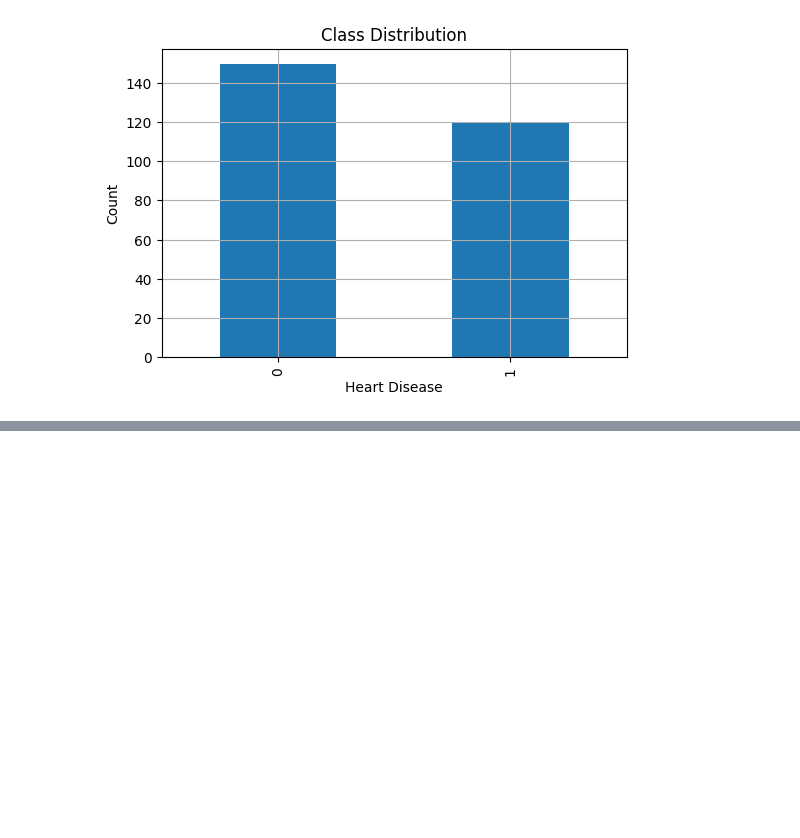
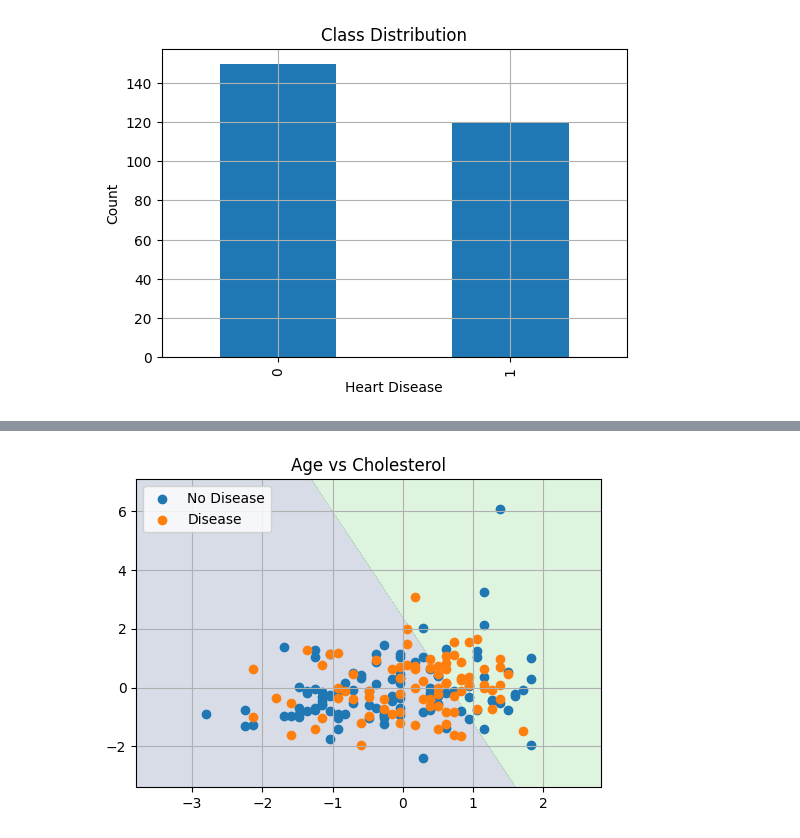
Before and after one commit to Lanapequin/Heart-Disease-Risk-Prediction, a Jupyter notebook: Heart-Disease-Risk-Prediction.ipynb, the cells around one changed output, grey strips where cells are left out. Drawn from its saved outputs; the diff is of its cells as text; code cells hidden in the pictures; blank space fills up the shorter version.

```diff
--- a/Heart-Disease-Risk-Prediction.ipynb
+++ b/Heart-Disease-Risk-Prediction.ipynb
@@ -85,0 +369,20 @@ diagnosed with heart disease.
+# %%
+def plot_decision_boundary(w, b, X, y, title):
+    x_min, x_max = X[:,0].min()-1, X[:,0].max()+1
+    y_min, y_max = X[:,1].min()-1, X[:,1].max()+1
+
+    xx, yy = np.meshgrid(
+        np.linspace(x_min, x_max, 200),
+        np.linspace(y_min, y_max, 200)
+    )
+
+    grid = np.c_[xx.ravel(), yy.ravel()]
+    probs = sigmoid(grid @ w + b).reshape(xx.shape)
+
+    plt.figure()
+    plt.contourf(xx, yy, probs, levels=[0,0.5,1], alpha=0.2)
+    plt.scatter(X[y==0,0], X[y==0,1], label="No Disease")
+    plt.scatter(X[y==1,0], X[y==1,1], label="Disease")
+    plt.legend()
+    plt.title(title)
+    plt.show()
@@ -85,0 +393,16 @@ diagnosed with heart disease.
+# %%
+pair = ["Age", "Cholesterol"]
+idx = [features.index(pair[0]), features.index(pair[1])]
+
+X_pair = X_norm[:, idx]
+X_tr, X_te, y_tr, y_te = train_test_split_stratified(X_pair, y)
+
+w2, b2, _ = gradient_descent(
+    X_tr, y_tr,
+    np.zeros(2), 0.0,
+    alpha=0.01, num_iters=1000
+)
+
+plot_decision_boundary(w2, b2, X_tr, y_tr, "Age vs Cholesterol")
+# %% [output]
+[figure, added]
```
Also changed, not shown: parts of 52 cells of this notebook, 7 other files.
